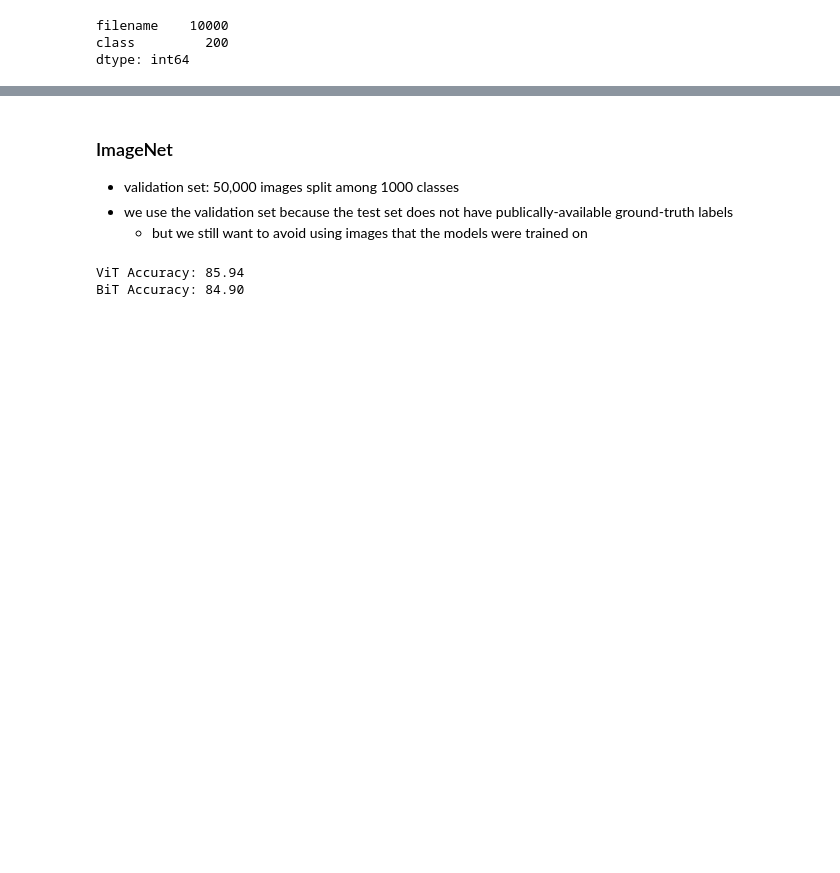
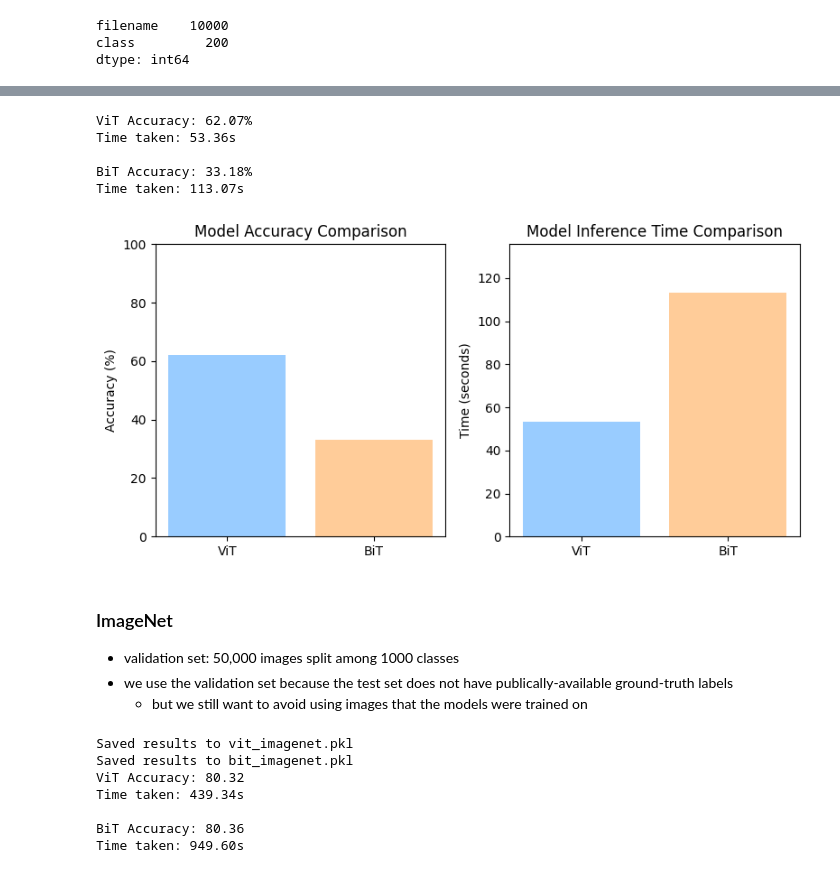
Before and after one commit to MagneticZebra/ViT-vs-CNN, a Jupyter notebook: cnn_vs_vit.ipynb, the cells around one changed output, grey strips where cells are left out. Cells and saved outputs as stored; diff of their text form; code cells hidden in the pictures; blank space fills up the shorter version.

```diff
--- a/cnn_vs_vit.ipynb
+++ b/cnn_vs_vit.ipynb
@@ -385,3 +249,39 @@ plt.show()
+# %%
+
+_, _, vit_accuracy, vit_time_taken = load_model_data('vit_tiny_imagenet.pkl')
+_, _, bit_accuracy, bit_time_taken = load_model_data('bit_tiny_imagenet.pkl')
+# Model names
+models = ['ViT', 'BiT']
+
+# Accuracy and time taken values
+accuracies = [vit_accuracy * 100, bit_accuracy * 100]
+times_taken = [vit_time_taken, bit_time_taken]
+
+
+# Display results
+for model, acc, time in zip(['ViT', 'BiT'], [vit_accuracy * 100, bit_accuracy * 100], [vit_time_taken, bit_time_taken]):
+    print(f"{model} Accuracy: {acc:.2f}%\nTime taken: {time:.2f}s\n")
+
+# Plotting
+fig, ax = plt.subplots(1, 2, figsize=(8, 4))
+for i, (data, title, ylabel, ylim) in enumerate(zip([[vit_accuracy * 100, bit_accuracy * 100], [vit_time_taken, bit_time_taken]],
+                                                   ['Model Accuracy Comparison', 'Model Inference Time Comparison'],
+                                                   ['Accuracy (%)', 'Time (seconds)'],
+                                                   [100, max([vit_time_taken, bit_time_taken]) * 1.2])):
+    ax[i].bar(['ViT', 'BiT'], data, color=['#99CCFF', '#FFCC99'])
+    ax[i].set_title(title)
+    ax[i].set_ylabel(ylabel)
+    ax[i].set_ylim(0, ylim)
+
+plt.tight_layout()
+plt.show()
+# %% [output]
+ViT Accuracy: 62.07%
+Time taken: 53.36s
+
+BiT Accuracy: 33.18%
+Time taken: 113.07s
+[figure, added]
 # %% [markdown]
 ### ImageNet
 - validation set: 50,000 images split among 1000 classes
@@ -395,25 +295,19 @@ vit_dataloader = DataLoader(ImageNetDataset(
 bit_dataloader = DataLoader(ImageNetDataset(
     data_dir, annotations_file, transform=feature_extractor), batch_size=64)
 
+vit_accuracy, vit_time_taken = get_accuracy_and_save(vit_model, vit_dataloader, device=DEVICE, filename='vit_imagenet.pkl')
+bit_accuracy, bit_time_taken = get_accuracy_and_save(bit_model, bit_dataloader, device=DEVICE, filename='bit_imagenet.pkl')
 
-def get_accuracy(model, dataloader):
-    correct = 0
-    total = len(dataloader.dataset)
-    start = time.time()
-    with torch.no_grad():
-        for imgs, labels in dataloader:
-            outputs = model(imgs)
-            pred = outputs.logits.argmax(-1)
-            correct += (pred == labels).sum().item()
-    return correct / total, time.time()-start
-
-vit_accuracy, vit_time_taken = get_accuracy(vit_model, vit_dataloader)
-bit_accuracy, bit_time_taken = get_accuracy(bit_model, bit_dataloader)
 print(f"ViT Accuracy: {vit_accuracy*100:.2f}")
 print(f"Time taken: {vit_time_taken:.2f}s")
 print()
 print(f"BiT Accuracy: {bit_accuracy*100:.2f}")
 print(f"Time taken: {bit_time_taken:.2f}s")
 # %% [output]
-ViT Accuracy: 85.94
-BiT Accuracy: 84.90
+Saved results to vit_imagenet.pkl
+Saved results to bit_imagenet.pkl
+ViT Accuracy: 80.32
+Time taken: 439.34s
+
+BiT Accuracy: 80.36
+Time taken: 949.60s
```
Also changed, not shown: parts of 15 cells of this notebook, 6 other files.
